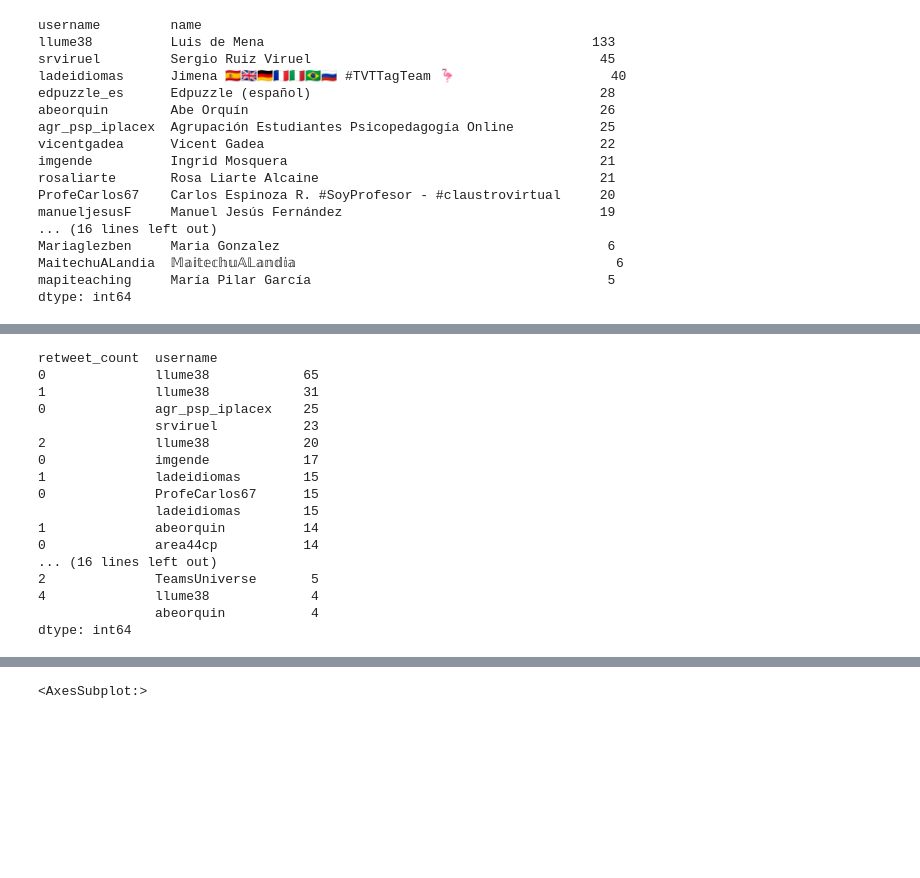
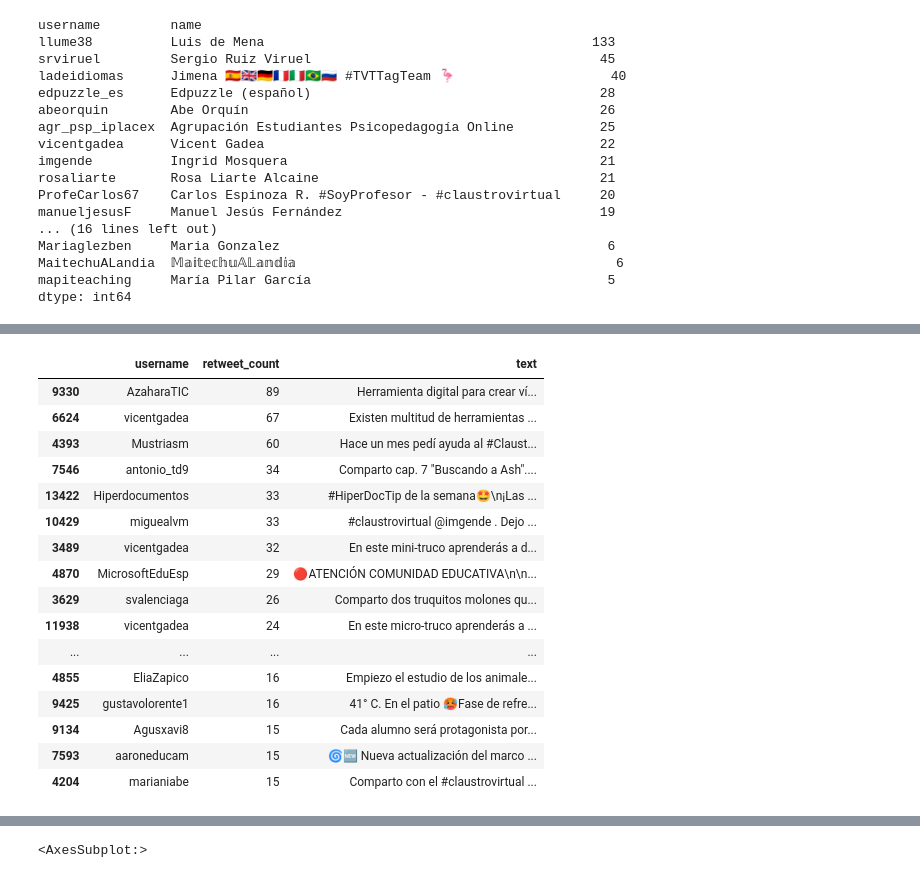
Before and after one commit to sitol/edu_, a Jupyter notebook: claustrovirtual_data_analysis.ipynb, the cells around one changed output, grey strips where cells are left out. Drawn from its saved outputs; the diff is of its cells as text; code cells hidden in the pictures; blank space fills up the shorter version.

```diff
--- a/claustrovirtual_data_analysis.ipynb
+++ b/claustrovirtual_data_analysis.ipynb
@@ -107,33 +180,24 @@ MicrosoftEDU           19
 dtype: int64
 # %%
 #Most retweeted tweets
-
-df_all_no_duplicates['retweet_count'] = df_all_no_duplicates['public_metrics'].apply(lambda x: x.get('retweet_count', None))
-df_all_no_duplicates.value_counts(subset=['retweet_count', 'username']).sort_values(ascending=False).head(30)
-# If I add text the formatting is terrible
-
-#This is the first way I used to tackle the problem, but I didn't get to add extra columns to the ptweets dataframe
-#ptweets = df_all_no_duplicates['public_metrics'].apply(lambda x: x.get('retweet_count', None))
-#ptweets= pd.DataFrame(ptweets)
-#ptweets
-#ptweets_ordered = ptweets.sort_values(by="public_metrics", ascending=False)
+df_all_no_duplicates[["username","retweet_count","text"]].sort_values(by="retweet_count", ascending=False).head(30)
 # %% [output]
-retweet_count  username
-0              llume38            65
-1              llume38            31
-0              agr_psp_iplacex    25
-               srviruel           23
-2              llume38            20
-0              imgende            17
-1              ladeidiomas        15
-0              ProfeCarlos67      15
-               ladeidiomas        15
-1              abeorquin          14
-0              area44cp           14
-... (16 lines left out)
-2              TeamsUniverse       5
-4              llume38             4
-               abeorquin           4
-dtype: int64
+|  | username | retweet_count | text |
+| 9330 | AzaharaTIC | 89 | Herramienta digital para crear ví... |
+| 6624 | vicentgadea | 67 | Existen multitud de herramientas ... |
+| 4393 | Mustriasm | 60 | Hace un mes pedí ayuda al #Claust... |
+| 7546 | antonio_td9 | 34 | Comparto cap. 7 "Buscando a Ash".... |
+| 13422 | Hiperdocumentos | 33 | #HiperDocTip de la semana🤩\n¡Las ... |
+| 10429 | miguealvm | 33 | #claustrovirtual @imgende . Dejo ... |
+| 3489 | vicentgadea | 32 | En este mini-truco aprenderás a d... |
+| 4870 | MicrosoftEduEsp | 29 | 🔴ATENCIÓN COMUNIDAD EDUCATIVA\n\n... |
+| 3629 | svalenciaga | 26 | Comparto dos truquitos molones qu... |
+| 11938 | vicentgadea | 24 | En este micro-truco aprenderás a ... |
+| ... | ... | ... | ... |
+| 4855 | EliaZapico | 16 | Empiezo el estudio de los animale... |
+| 9425 | gustavolorente1 | 16 | 41° C. En el patio 🥵Fase de refre... |
+| 9134 | Agusxavi8 | 15 | Cada alumno será protagonista por... |
+| 7593 | aaroneducam | 15 | 🌀🆕 Nueva actualización del marco ... |
+| 4204 | marianiabe | 15 | Comparto con el #claustrovirtual ... |
 # %%
 #Most liked tweets
```
Also changed, not shown: parts of 12 cells of this notebook.
